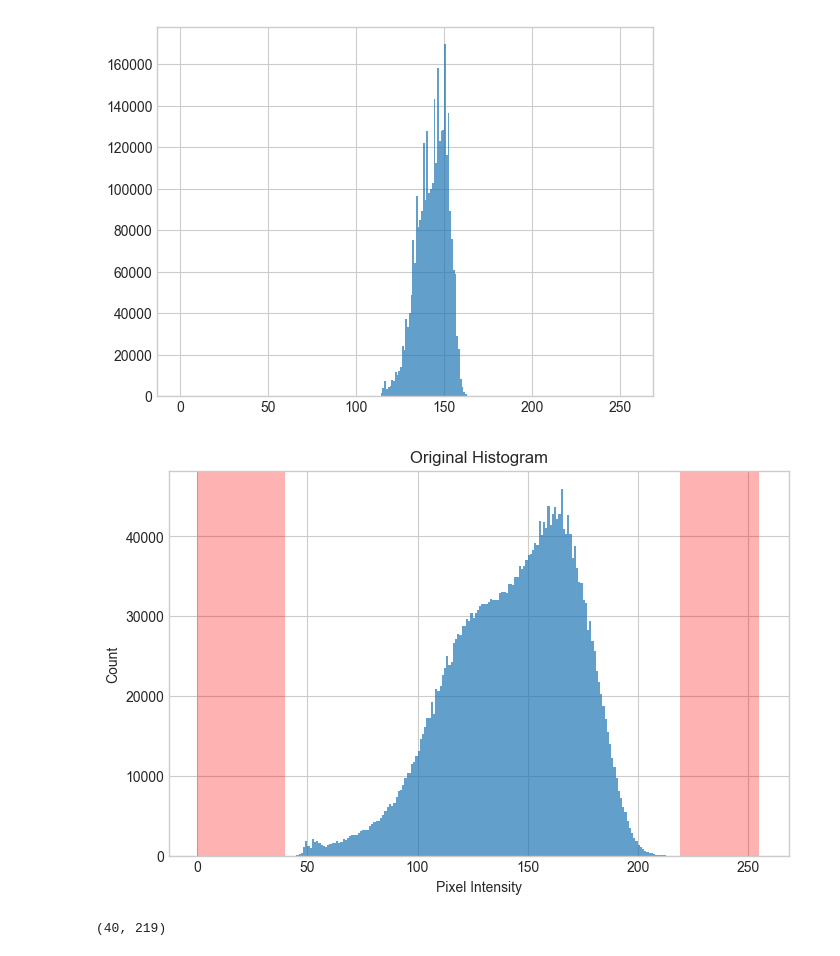
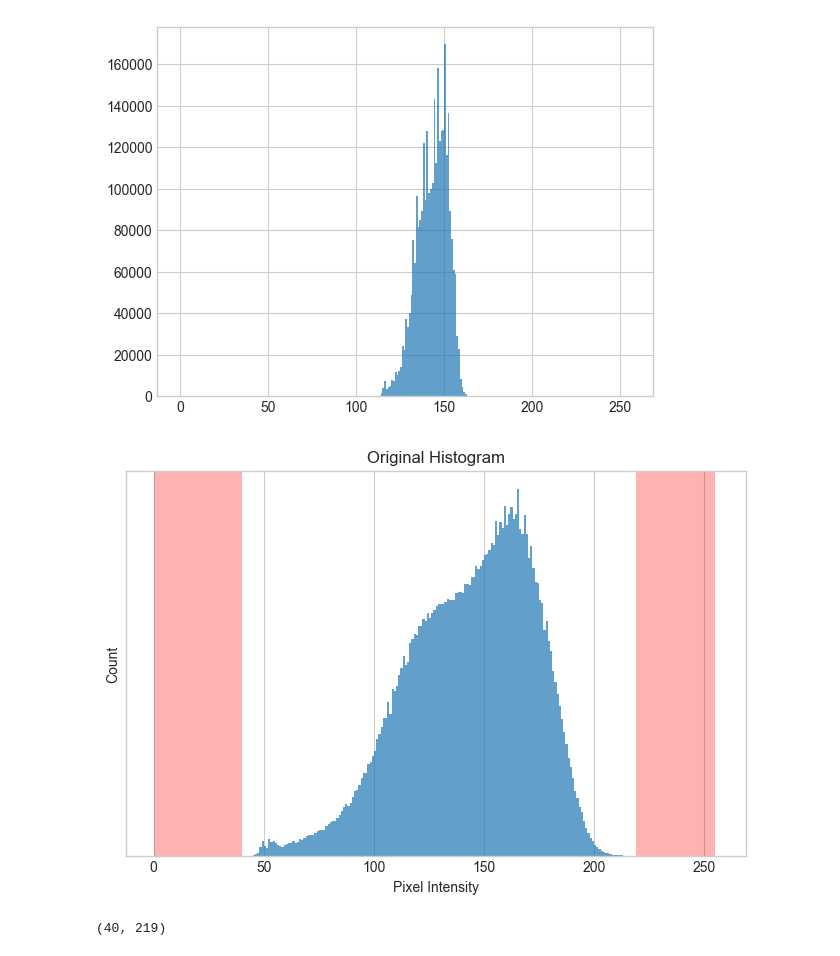
Before and after one commit to joypauls/blog-scripts, a Jupyter notebook: notebooks/contrast_enhancement.ipynb, the cells around one changed output. Saved outputs shown, nothing was run; the diff lists cells and outputs as text; code cells hidden in the pictures.

Commit message:
polishing plots for contrast post

```diff
--- a/notebooks/contrast_enhancement.ipynb
+++ b/notebooks/contrast_enhancement.ipynb
@@ -79,18 +85,19 @@ plt.show()
 # %%
 h = cv2.cvtColor(color, cv2.COLOR_BGR2LUV)[:,:,0].ravel()
 
 plt.style.use("seaborn-v0_8-whitegrid")
 plt.figure(figsize=(8,5))
 
 plt.hist(h, 256, [0, 256], alpha=0.7)
 plt.axvspan(0, h.min(), color="red", alpha=0.3, lw=0)
 plt.axvspan(h.max(), 255, color="red", alpha=0.3, lw=0)
 plt.title("Original Histogram")
 plt.xlabel("Pixel Intensity")
 plt.ylabel("Count")
+plt.yticks([])
 plt.show()
 # %% [output]
-[figure, old version]
+[figure, new version]
 # %%
 h.min(), h.max()
 # %% [output]
```
Also changed, not shown: parts of 5 cells of this notebook.
